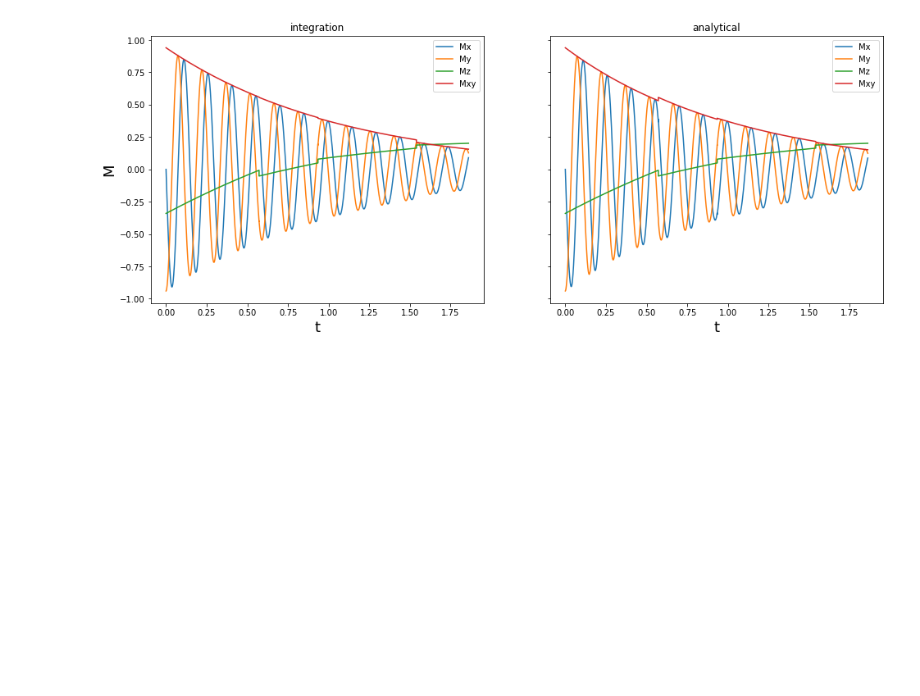
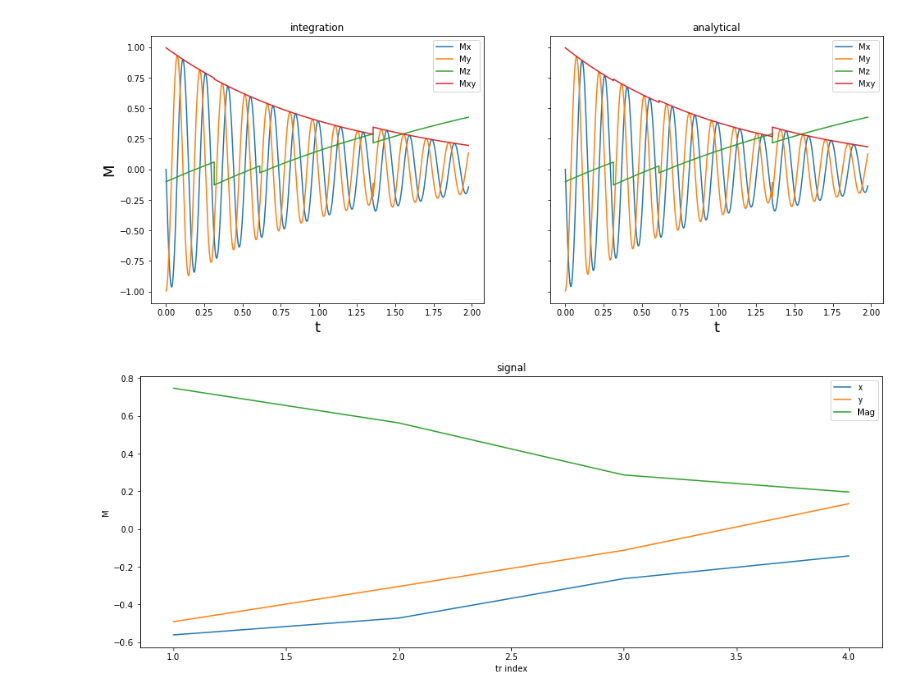
Before and after one commit to jlun17/nist-surf, a Jupyter notebook: PracticePrograms/BlochSolver.ipynb, the cells around one changed output. Cells and saved outputs as stored; diff of their text form; code cells hidden in the pictures; blank space fills up the shorter version.

```diff
--- a/PracticePrograms/BlochSolver.ipynb
+++ b/PracticePrograms/BlochSolver.ipynb
@@ -11,7 +11,8 @@ def My(t, M0, w0, T1, T2):
     return (M0[1]*np.cos(w0*t) - M0[0]*np.sin(w0*t)) * np.exp(-t/T2)
 # %%
 def Mz(t, M0, w0, T1, T2):
-    return (M0[2] * np.exp(-t/T1)) + (np.linalg.norm(M0) * (1 - np.exp(-t/T1)))
+#     return (M0[2] * np.exp(-t/T1)) + (np.linalg.norm(M0) * (1 - np.exp(-t/T1)))
+    return (M0[2] * np.exp(-t/T1)) + (1 * (1 - np.exp(-t/T1)))
 # %%
 def Rx(v, theta):
     theta = np.radians(theta)
@@ -35,7 +36,8 @@ def M_integrate(tr, M0, gamma, B0, T1, T2):
     t = np.arange(0, tr, dt)
     M = np.zeros((len(t), 3))
     M[0] = np.array(M0)
-    M0 = np.linalg.norm(M[0])
+#     M0 = np.linalg.norm(M[0])
+    M0 = 1 ## Equilibrium Magnetization
     K = np.array([[-1/T2, gamma*B0[2], -gamma*B0[1]],
                   [-gamma*B0[2], -1/T2, gamma*B0[0]],
                   [gamma*B0[1], -gamma*B0[0], -1/T1]])
@@ -68,10 +70,12 @@ def pulseSequence(fa, tr, M0, gamma, B0, T1, T2):
     t_tot = np.array([0])
     M_int_Tot = np.array([])
     M_ana_Tot = np.array([])
+    signal = np.zeros((len(fa), 3))
     count = 0
     for i in range(len(fa)):
         M0 = Rx(M0, fa[i])
         t, M_int = M_integrate(tr[i], M0, gamma, B0, T1, T2)
+        signal[i] = M_int[-1]
         M_int_Tot = np.append(M_int_Tot, M_int)
         t, M_ana = M_analytic(tr[i], M0, gamma, B0, T1, T2)
         M_ana_Tot = np.append(M_ana_Tot, M_ana)
@@ -81,18 +85,33 @@ def pulseSequence(fa, tr, M0, gamma, B0, T1, T2):
         count += len(M_int)
     M_int_Tot = np.reshape(M_int_Tot, (count, 3))
     M_ana_Tot = np.reshape(M_ana_Tot, (count, 3))
-    return t_tot[1:], M_int_Tot, M_ana_Tot
+    return t_tot[1:], M_int_Tot, M_ana_Tot, signal
+# %%
+def plotSignal(signal):
+    t = np.arange(0, len(signal), 1) + 1
+    Y = np.array([signal[:, 0], signal[:, 1]])
+    f, ax1 = plt.subplots(1, 1, sharey=True, figsize=(16,6))
+    ax1.plot(t, Y[0], label='x')
+    ax1.plot(t, Y[1], label='y')
+    sigMag = (Y[0]**2 + Y[1]**2)**0.5
+    ax1.plot(t, sigMag, label='Mag')
+    ax1.set_title('signal')
+    ax1.set_xlabel('tr index')
+    ax1.set_ylabel('M')
+    ax1.legend()
 # %%
 reps = 4
 fa = np.random.uniform(5, 25, reps)
 tr = np.random.uniform(0.25, 0.75, reps)
 M0 = np.array([0, -1, 0]) # Initial Magnetization
 B0 = np.array([0, 0, 1])
 gamma = 42.58
 T1 = 2
 T2 = 1
-t_tot, M_int, M_ana = pulseSequence(fa, tr, M0, gamma, B0, T1, T2)
+t_tot, M_int, M_ana, signal = pulseSequence(fa, tr, M0, gamma, B0, T1, T2)
 plotter(t_tot, M_int, M_ana)
+plotSignal(signal)
 # %% [output]
-[figure, old version]
+[figure, new version]
+[figure, added]
 # %%
```
Also changed, not shown: parts of 2 cells of this notebook, 3 other files.
